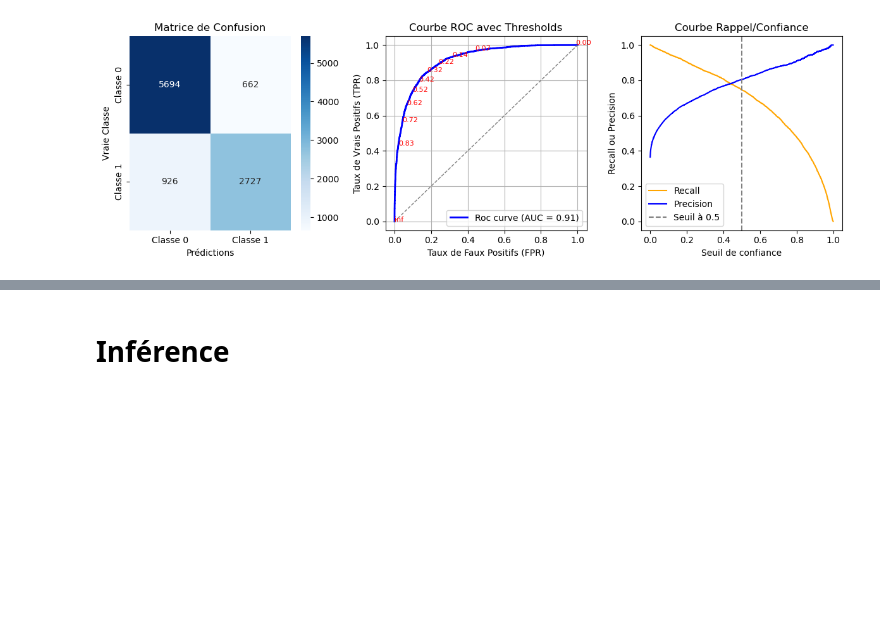
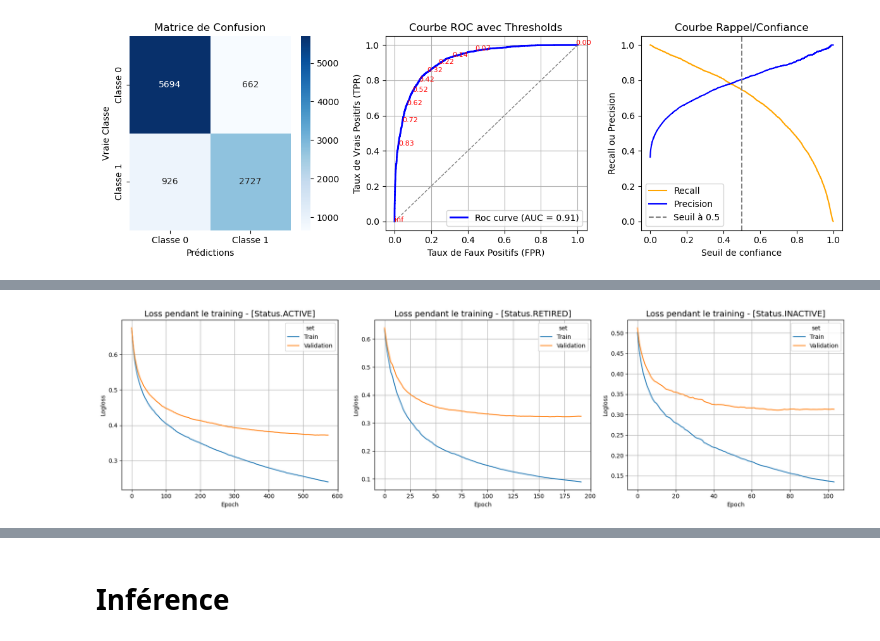
Before and after one commit to slauras/MLClassification, a Jupyter notebook: notebook.ipynb, the cells around one changed output, grey strips where cells are left out. Saved outputs shown, nothing was run; the diff lists cells and outputs as text; code cells hidden in the pictures; blank space fills up the shorter version.

```diff
--- a/notebook.ipynb
+++ b/notebook.ipynb
@@ -911,0 +916,4 @@ weighted avg       0.83      0.83      0.83     10009
+# %%
+plot_loss([active, retired, inactive], "xgboost")
+# %% [output]
+[figure, added]
```
Also changed, not shown: parts of 16 cells of this notebook, 1 other file.
